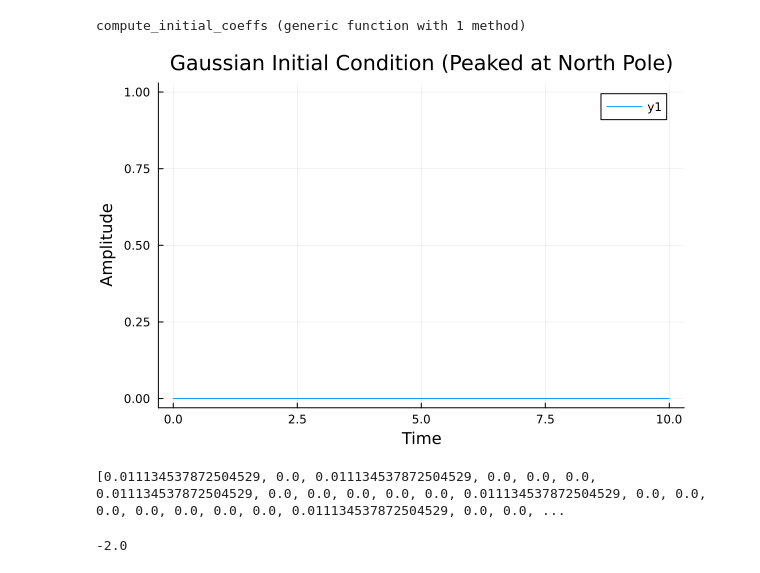
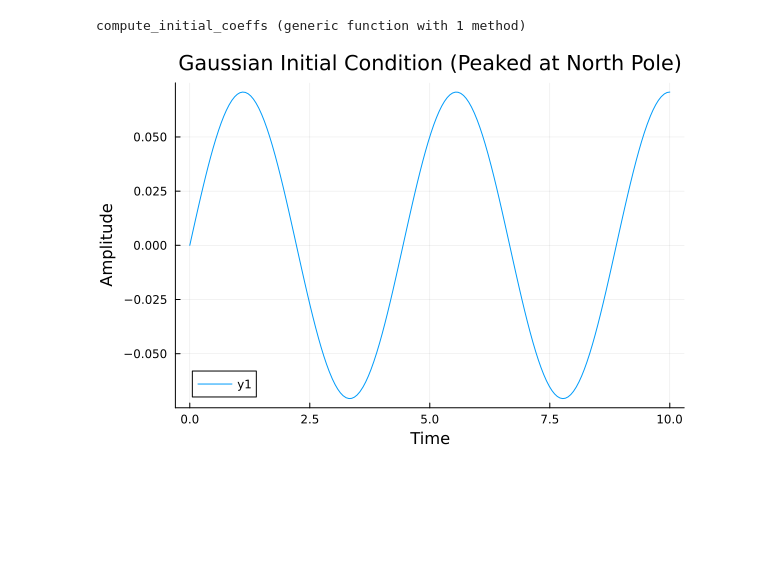
Before and after one commit to KianaSalehi/Numerical-Method-, a Jupyter notebook: HW2.ipynb, the cells around one changed output. Drawn from its saved outputs; the diff is of its cells as text; code cells hidden in the pictures; blank space fills up the shorter version.

```diff
--- a/HW2.ipynb
+++ b/HW2.ipynb
@@ -56,7 +37,8 @@ num_modes = (l_max + 1)^2
 c0 = zeros(Float64, num_modes)
 cdot0 = zeros(Float64, num_modes)
 
-# Laplacian eigenvalues ( I learnt this from ChatGPT :) )
+# Laplacian eigenvalues ( I learnt this from ChatGPT :) ) so it basically creates an array which the first element represents
+# the eigen value of l=0, m=0 and the second one is l=1 and m=-1 and so on
 function compute_laplacian_eigenvalues(lmax)
     index = 1
     eigenvalues = zeros(Float64, (lmax + 1)^2)
@@ -71,19 +53,22 @@ end
 
 Laplacian_eigen_value = compute_laplacian_eigenvalues(l_max)
 
-# Wave Equation System: ∂tϕ = ψ, ∂tψ = Δϕ
+# Wave Equation System
+# the vector u here is [c_1, c_2, ..,c_n, c_dot_1, ...c_dot_n]
+# which c_1 is the coeffiecent of Y_Lm for m=0 and l =0 and the similarly for the rest
 function wave_equation!(du, u, p, t)
+    # lentgh of u is 2n_max
     n_max = length(u) ÷ 2
     c = u[1:n_max]
     cdot = u[n_max+1:end]
-
-    du[1:n_max] .= cdot                           # ∂tϕ = ψ
-    du[n_max+1:end] .= Laplacian_eigen_value .* c # ∂tψ = Δϕ
+    # first part of du is just c_dot, the second part of the eigen values
+    du[1:n_max] .= cdot
+    du[n_max+1:end] .= Laplacian_eigen_value .* c
 
     # Debugging print statements
-    if t < 0.01  # To avoid flooding the output
-        println("At time t=$t, c[4] = ", c[4], ", cdot[4] = ", cdot[4])
-    end
+    #if t < 0.01  # To avoid flooding the output
+        #println("At time t=$t, c[4] = ", c[4], ", cdot[4] = ", cdot[4])
+    #end
 end
 # %% [output]
 wave_equation! (generic function with 1 method)
@@ -108,11 +85,11 @@ At time t=0.006095388811015179, c[4] = 0.0, cdot[4] = 0.0
 # %%
 # Width of Gaussian
 σ = 0.2
-
-# Gaussian-like function around the North Pole
-function gaussian_peak(θ)
-    return exp(-θ^2 / (2 * σ^2))
-end
+#I'm starting from near the pole( I couldn't exaclty hae the peak on the pole I was only getting zeros)
+# Gaussian Peak
+    function gaussian_peak(θ)
+        return exp(-((θ - 0.001)^2) / (2 * σ^2))
+    end
 # %% [output]
 gaussian_peak (generic function with 1 method)
 # %%
@@ -139,29 +117,23 @@ end
 # %% [output]
 compute_initial_coeffs (generic function with 1 method)
 # %%
-# Initial conditions
+#checking for an example
 l_max = 10
 num_modes = (l_max + 1)^2
 
 c0 = compute_initial_coeffs(l_max )
 cdot0 = zeros(Float64, num_modes)
+cdot0[4] = 0.1
+
 
 # ODE Solver Setup
 u0 = vcat(c0, cdot0)
 tspan = (0.0, 10.0)
 prob = ODEProblem(wave_equation!, u0, tspan)
 sol = solve(prob, Tsit5(), reltol=1e-6, abstol=1e-6)
 
 # Plotting the evolution of the dominant mode (e.g., l = 2, m = 0)
 plot(sol.t, sol[4, :], xlabel="Time", ylabel="Amplitude",
      title="Gaussian Initial Condition (Peaked at North Pole)")
 # %% [output]
-[figure, old version]
+[figure, new version]
-# %%
-println(c0)
-# %% [output]
-[0.011134537872504529, 0.0, 0.011134537872504529, 0.0, 0.0, 0.0, 0.011134537872504529, 0.0, 0.0, 0.0, 0.0, 0.0, 0.011134537872504529, 0.0, 0.0, 0.0, 0.0, 0.0, 0.0, 0.0, 0.011134537872504529, 0.0, 0.0, ...
-# %%
-println(Laplacian_eigen_value[4])
-# %% [output]
--2.0
```
Also changed, not shown: parts of 10 cells of this notebook.
